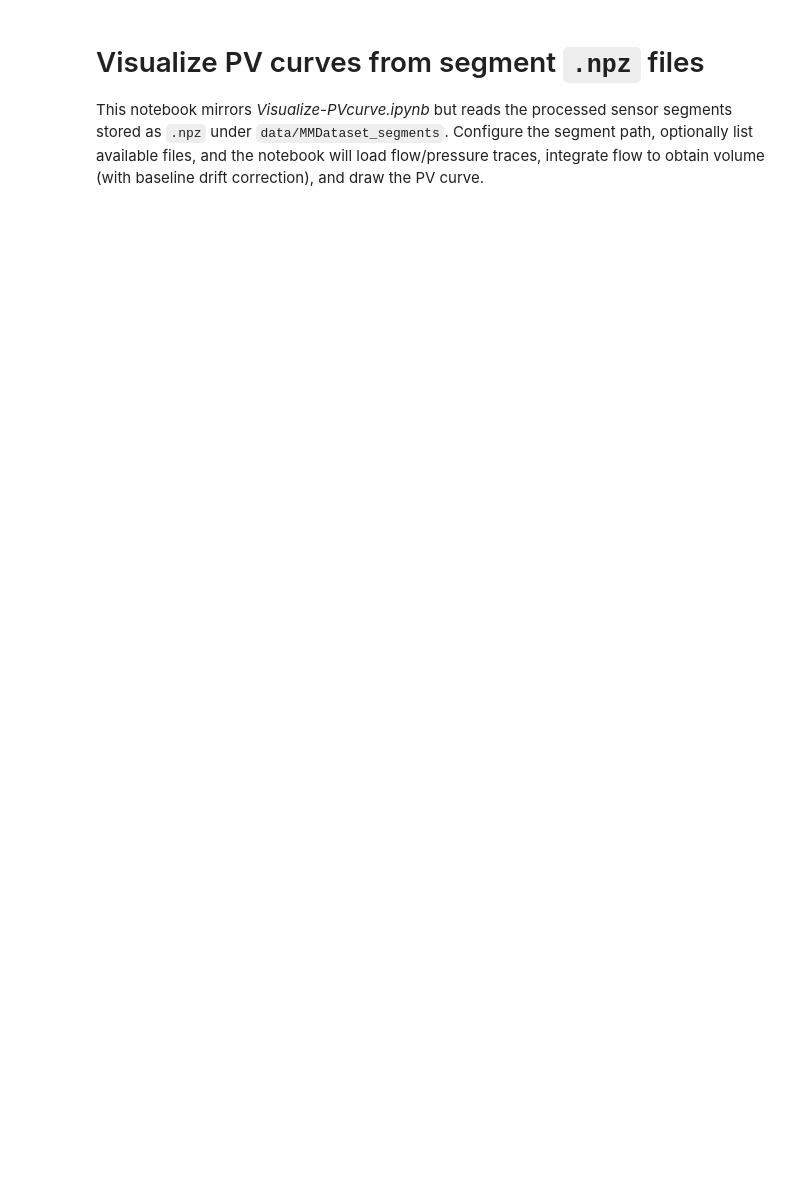
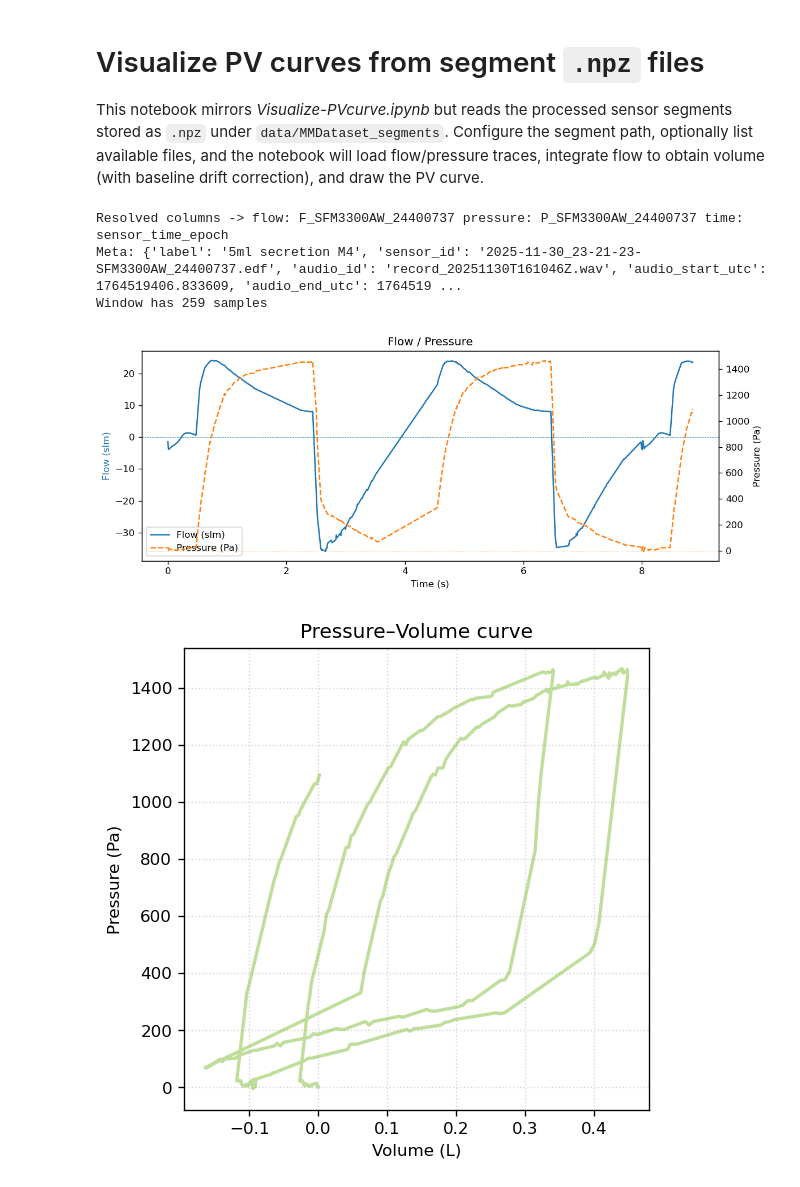
Before and after one commit to vagrant-git/Multimodal-respiratory-sound-classification, a Jupyter notebook: notebooks/Visualize-PVcurve-npz.ipynb, the cells around one changed output. Drawn from its saved outputs; the diff is of its cells as text; code cells hidden in the pictures; blank space fills up the shorter version.

```diff
--- a/notebooks/Visualize-PVcurve-npz.ipynb
+++ b/notebooks/Visualize-PVcurve-npz.ipynb
@@ -159,7 +159,9 @@ def plot_pv_curve(
 # %%
 # --- Configuration ---
 # Use list_npz_files(...) to locate candidate segments, then paste a path below.
-npz_path = r"data/MMDataset_segments/251107/2025-11-07_22-35-56-SFM3300AW_24410080.edf__record_20251107T145040Z.wav/record_20251107T145040Z.wav__2025-11-07_22-35-56-SFM3300AW_24410080.edf_win00056.npz"
+# npz_path = r'/home/oi/Multimodal-respiratory-sound-classification/data/MMDataset_segments/251130/2025-11-30_23-21-23-SFM3300AW_24400737.edf__record_20251130T161046Z.wav/record_20251130T161046Z.wav__2025-11-30_23-21-23-SFM3300AW_24400737.edf_win00000.npz'
+npz_path = r'/home/oi/Multimodal-respiratory-sound-classification/data/MMDataset_segments/251130/2025-11-30_23-21-23-SFM3300AW_24400737.edf__record_20251130T161046Z.wav/record_20251130T161046Z.wav__2025-11-30_23-21-23-SFM3300AW_24400737.edf_win00036.npz'
+# npz_path = r'/home/oi/Multimodal-respiratory-sound-classification/data/MMDataset_segments/251118/2025-11-18_00-36-39-SFM3300AW_24400737.edf__record_20251117T163755Z.wav/record_20251117T163755Z.wav__2025-11-18_00-36-39-SFM3300AW_24400737.edf_win00050.npz'
 flow_col = "F_"
 press_col = "P_"
 time_col = "sensor_time_epoch"
@@ -170,30 +172,36 @@ duration_sec = None
 start_index = 0
 num_samples = None
 
 # --- Load, slice, and plot ---
 df, flow_col, press_col, time_col, meta = load_npz_segment(
     npz_path,
     flow_col=flow_col,
     press_col=press_col,
     time_col=time_col,
 )
 print("Resolved columns -> flow:", flow_col, "pressure:", press_col, "time:", time_col)
 print("Meta:", meta)
 
 window = select_sensor_window(
     df,
     time_col=time_col,
     start_utc=start_utc,
     duration_sec=duration_sec,
     start_index=start_index,
     num_samples=num_samples,
 )
 print(f"Window has {len(window):,} samples")
 if len(window) < 2:
     raise RuntimeError("Selected window is empty. Adjust the configuration above.")
 
 relative_time_s, volume_l = compute_volume_from_flow(window, flow_col, time_col=time_col)
 pressure = window[press_col].to_numpy(dtype=float)
 
 plot_flow_and_pressure(window, relative_time_s, flow_col, press_col)
 plot_pv_curve(volume_l, pressure)
+# %% [output]
+Resolved columns -> flow: F_SFM3300AW_24400737 pressure: P_SFM3300AW_24400737 time: sensor_time_epoch
+Meta: {'label': '5ml secretion M4', 'sensor_id': '2025-11-30_23-21-23-SFM3300AW_24400737.edf', 'audio_id': 'record_20251130T161046Z.wav', 'audio_start_utc': 1764519406.833609, 'audio_end_utc': 1764519 ...
+Window has 259 samples
+[figure, added]
+[figure, added]
```
Also changed, not shown: parts of 1 cell of this notebook, 4 other files.
